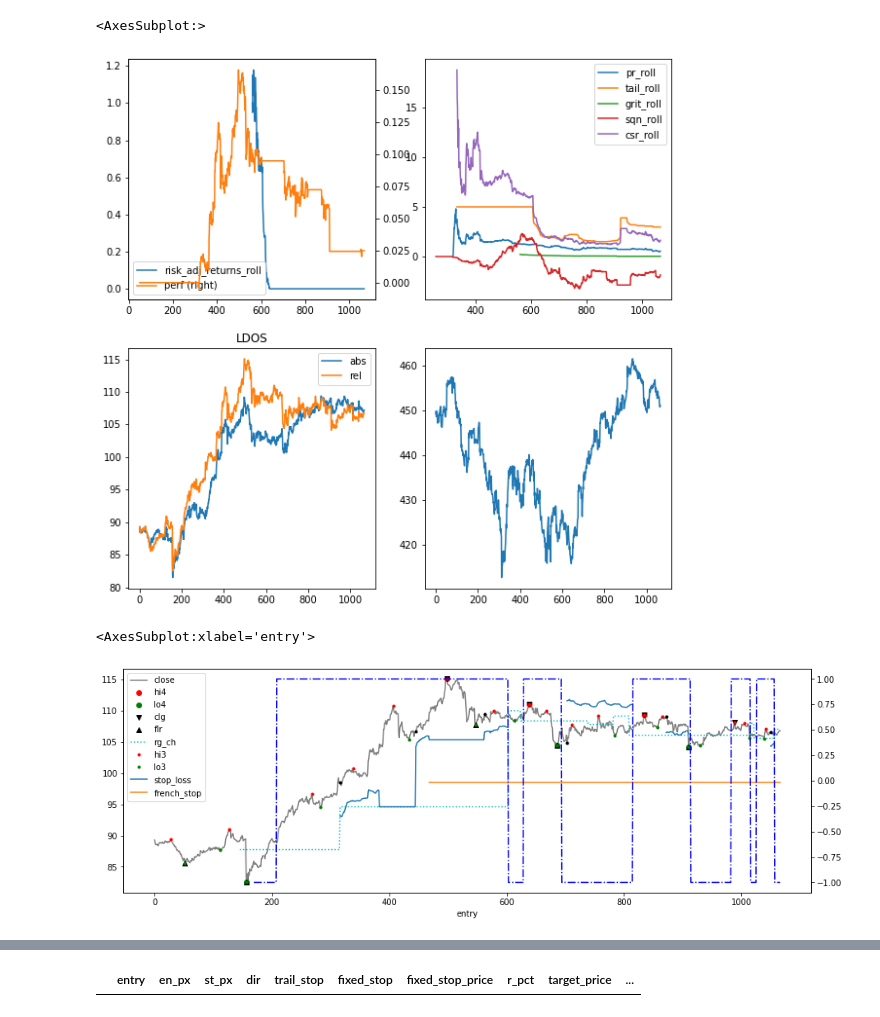
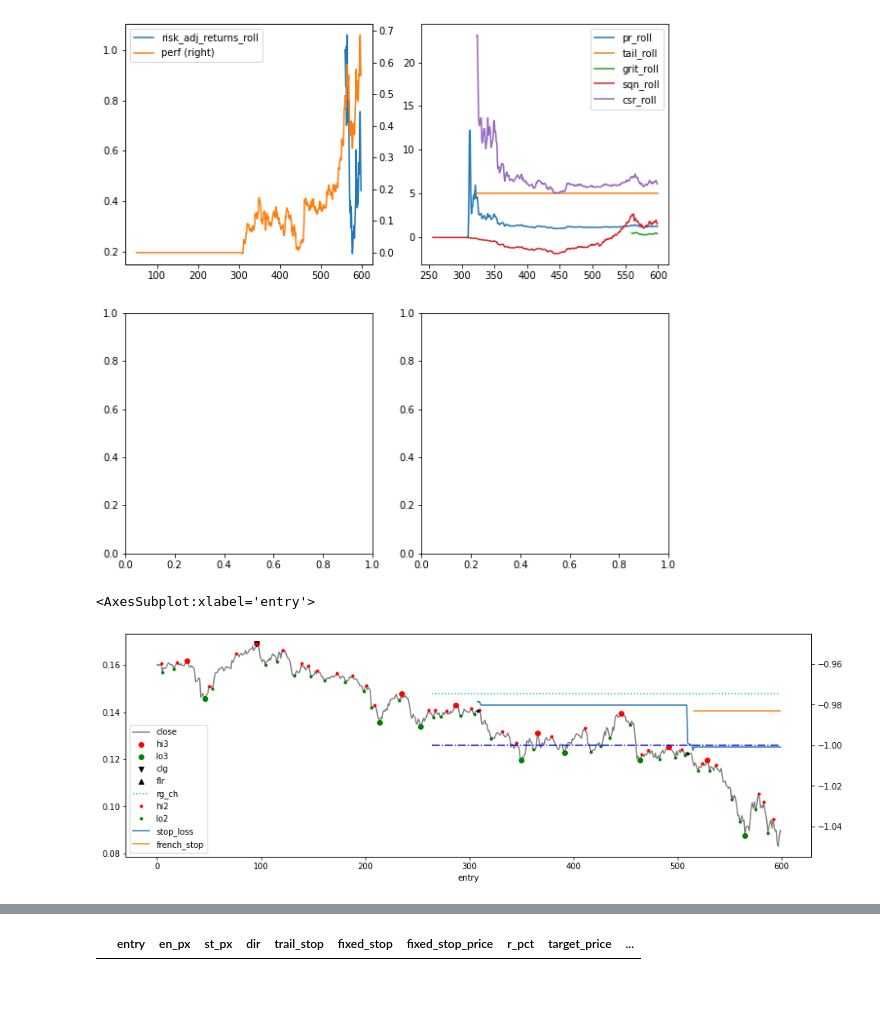
Before and after one commit to bjahnke/backtest_notebook, a Jupyter notebook: notes/backtester.ipynb, the cells around one changed output, grey strips where cells are left out. Drawn from its saved outputs; the diff is of its cells as text; code cells hidden in the pictures.

```diff
--- a/notes/backtester.ipynb
+++ b/notes/backtester.ipynb
@@ -13,19 +13,19 @@ _strategy_path = _data_loader.file_path('strategy_lookup.pkl')
 with open(_strategy_path, 'rb') as f:
     _strategy_lookup = pickle.load(f)
 
-_entry_path = _data_loader.file_path('entry_table_15m.pkl')
+_entry_path = _data_loader.file_path('entry_table.pkl')
 with open(_entry_path, 'rb') as f:
     _entry_table = pickle.load(f)
 
-_peak_path = _data_loader.file_path('peak_table_15m.pkl')
+_peak_path = _data_loader.file_path('peak_table.pkl')
 with open(_peak_path, 'rb') as f:
     _peak_table = pickle.load(f)
 
-_bench_str = 'SPY'
-_interval = '15m'
-_price_data = pd.read_csv(_data_loader.history_path(_bench_str, _interval), index_col=0, header=[0,1]).astype('float64')
-_bench = pd.read_csv(_data_loader.bench_path(_bench_str, _interval), index_col=0).astype('float64')
-_relative_rebased = sbtu.PriceGlob(_price_data).relative_rebased(_bench.close)
-_strategy_overview = pd.read_csv(_data_loader.file_path('stat_overview_15m.csv'))
+# _bench_str = 'SPY'
+# _interval = '15m'
+_price_data = pd.read_csv(_data_loader.history_path(), index_col=0, header=[0,1]).astype('float64')
+# _bench = pd.read_csv(_data_loader.bench_path(), index_col=0).astype('float64')
+# _relative_rebased = sbtu.PriceGlob(_price_data).relative_rebased(_bench.close)
+_strategy_overview = pd.read_csv(_data_loader.file_path('stat_overview.csv'))
 
-_price_data_by_symbol = sbtu.PriceGlob(_price_data).swap_level()
+_price_data_by_symbol = sbtu.PriceGlob(_price_data)
@@ -32,28 +38,27 @@ _price_data_by_symbol = sbtu.PriceGlob(_price_data).swap_level()
 # %%
-symbol = 'LDOS'
+symbol = 'BLZ-USD'
 _strat_data = _strategy_lookup[symbol]
 _stats = _strategy_lookup[symbol].stat_historical
 _, axs = plt.subplots(2, 2)
 _stats[['risk_adj_returns_roll', 'perf']].plot(secondary_y=['perf'], ax=axs[0, 0], figsize=[10,10])
 plot_copy = _stats[['pr_roll', 'tail_roll', 'grit_roll', 'sqn_roll', 'csr_roll']]
 plot_copy.plot(ax=axs[0, 1])
 
 def get_abs_rel(_s):
     sd = _price_data_by_symbol.data[_s]
     rel = sur.simple_relative(sd, _bench.close).close
     return pd.DataFrame(
         data={
             'abs': sd.close,
             'rel': rel
         }
     )
 
 _symbol_data = _price_data_by_symbol.data[symbol]
-get_abs_rel(symbol).plot(title=symbol, ax=axs[1, 0])
-_bench.close.plot(ax=axs[1, 1])
+# get_abs_rel(symbol).plot(title=symbol, ax=axs[1, 0])
+# _bench.close.plot(ax=axs[1, 1])
 # %% [output]
-<AxesSubplot:>
-[figure, old version]
+[figure, new version]
 # %%
 epd = _strategy_lookup[symbol].enhanced_price_data.copy()
 epd['french_stop'] = _strategy_lookup[symbol].french_stop.stop_price
@@ -67,7 +72,7 @@ _en_cpy.index = _en_cpy.entry
 _en_cpy.en_px.plot(style='k.')
 # %% [output]
 <AxesSubplot:xlabel='entry'>
-[figure, old version]
+[figure, new version]
 # %%
 
 _pt = _strategy_lookup[symbol].peak_table.copy()
```
Also changed, not shown: parts of 8 cells of this notebook, 5 other files.
